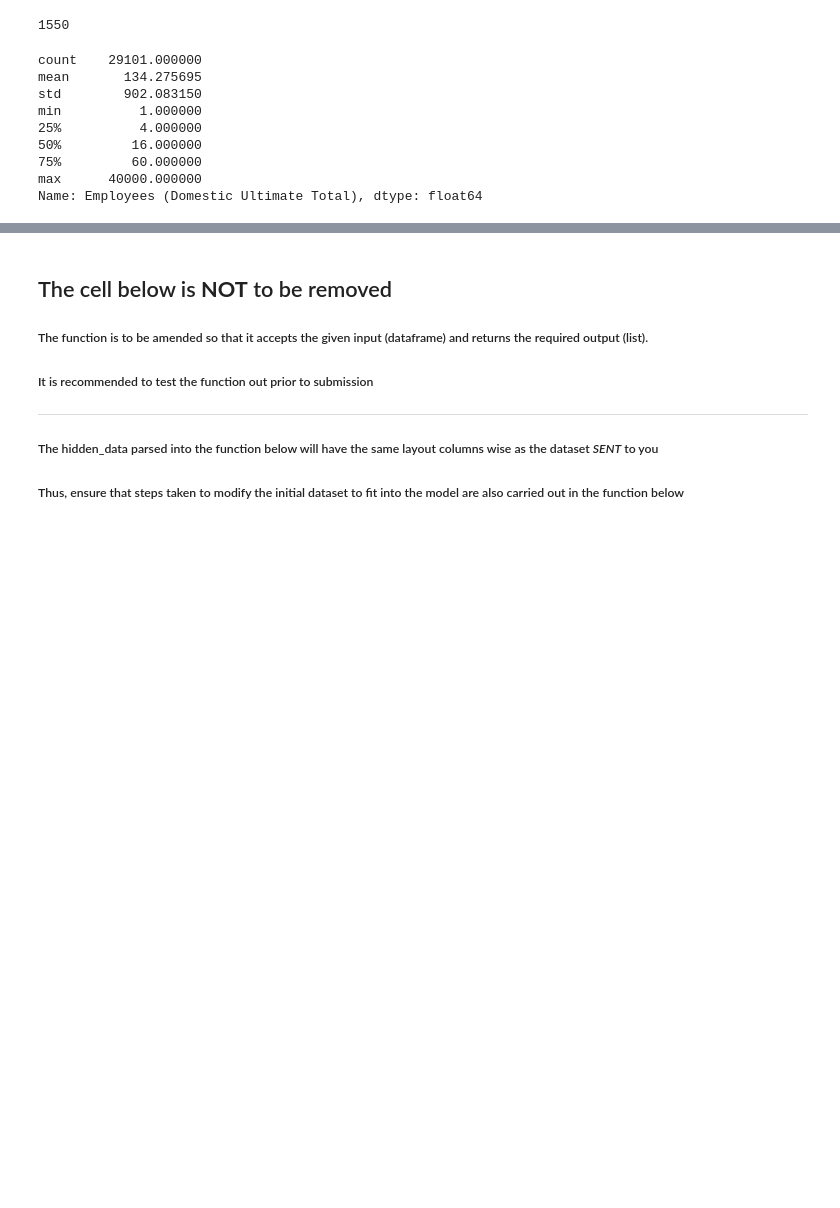
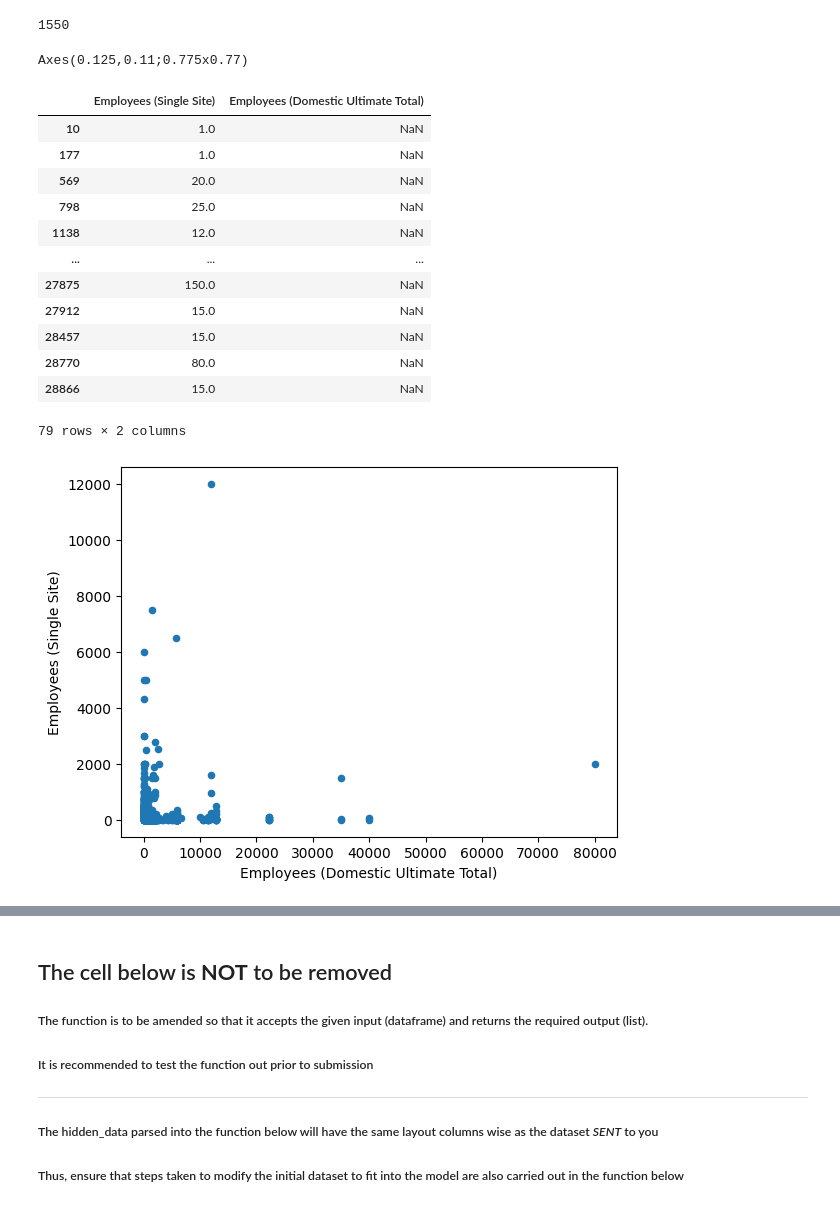
Before and after one commit to siruislybro/NUS-SDS-Datathon-Champion, a Jupyter notebook: NUS_DATATHON_CHAMPION_TEAM NAME.ipynb, the cells around one changed output, grey strips where cells are left out. Cells and saved outputs as stored; diff of their text form; code cells hidden in the pictures; blank space fills up the shorter version.

```diff
--- a/NUS_DATATHON_CHAMPION_TEAM NAME.ipynb
+++ b/NUS_DATATHON_CHAMPION_TEAM NAME.ipynb
@@ -91,21 +103,29 @@ len(new_df.loc[new_df['Year Found']==2008])
 # %%
 ## Replace missing values in Employees (Domestic Ultimate Total) with mean
 
 new_df['Employees (Domestic Ultimate Total)'].describe() #mean = 139.764182
 # new_df.loc[new_df['Employees (Domestic Ultimate Total)'] == 80000]
 
 a = new_df[new_df['Employees (Domestic Ultimate Total)']<50000] ## remove the two rows where they have 80000 workers
 
 a['Employees (Domestic Ultimate Total)'].describe() #mean = 134.275695
 
-#Demo
+print(df.plot.scatter(x = 'Employees (Domestic Ultimate Total)', y = 'Employees (Single Site)'))
+
+new_df.loc[new_df['Employees (Domestic Ultimate Total)'].isna()][['Employees (Single Site)','Employees (Domestic Ultimate Total)']]
 # %% [output]
-count    29101.000000
-mean       134.275695
-std        902.083150
-min          1.000000
-25%          4.000000
-50%         16.000000
-75%         60.000000
-max      40000.000000
-Name: Employees (Domestic Ultimate Total), dtype: float64
+Axes(0.125,0.11;0.775x0.77)
+|  | Employees (Single Site) | Employees (Domestic Ultimate Total) |
+| 10 | 1.0 | NaN |
+| 177 | 1.0 | NaN |
+| 569 | 20.0 | NaN |
+| 798 | 25.0 | NaN |
+| 1138 | 12.0 | NaN |
+| ... | ... | ... |
+| 27875 | 150.0 | NaN |
+| 27912 | 15.0 | NaN |
+| 28457 | 15.0 | NaN |
+| 28770 | 80.0 | NaN |
+| 28866 | 15.0 | NaN |
+79 rows × 2 columns
+[figure, added]
```
Also changed, not shown: parts of 8 cells of this notebook.
